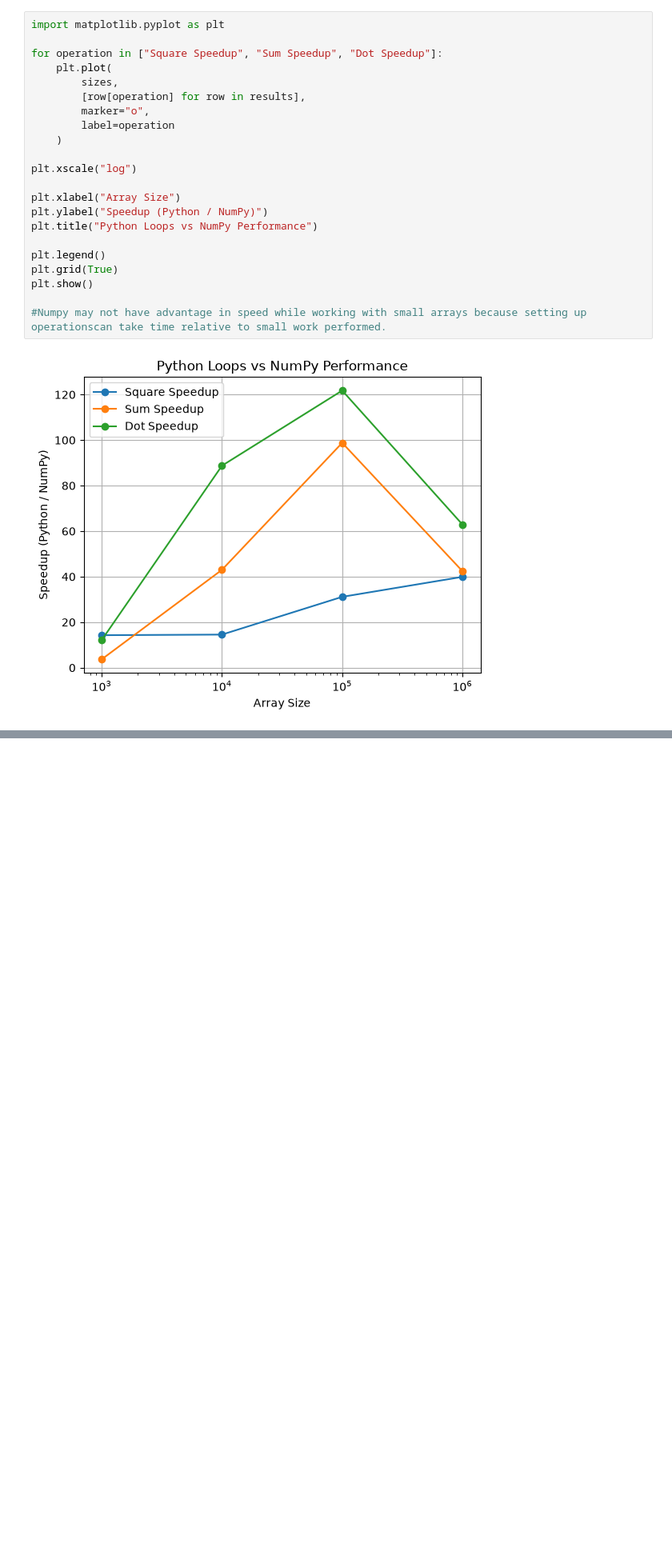
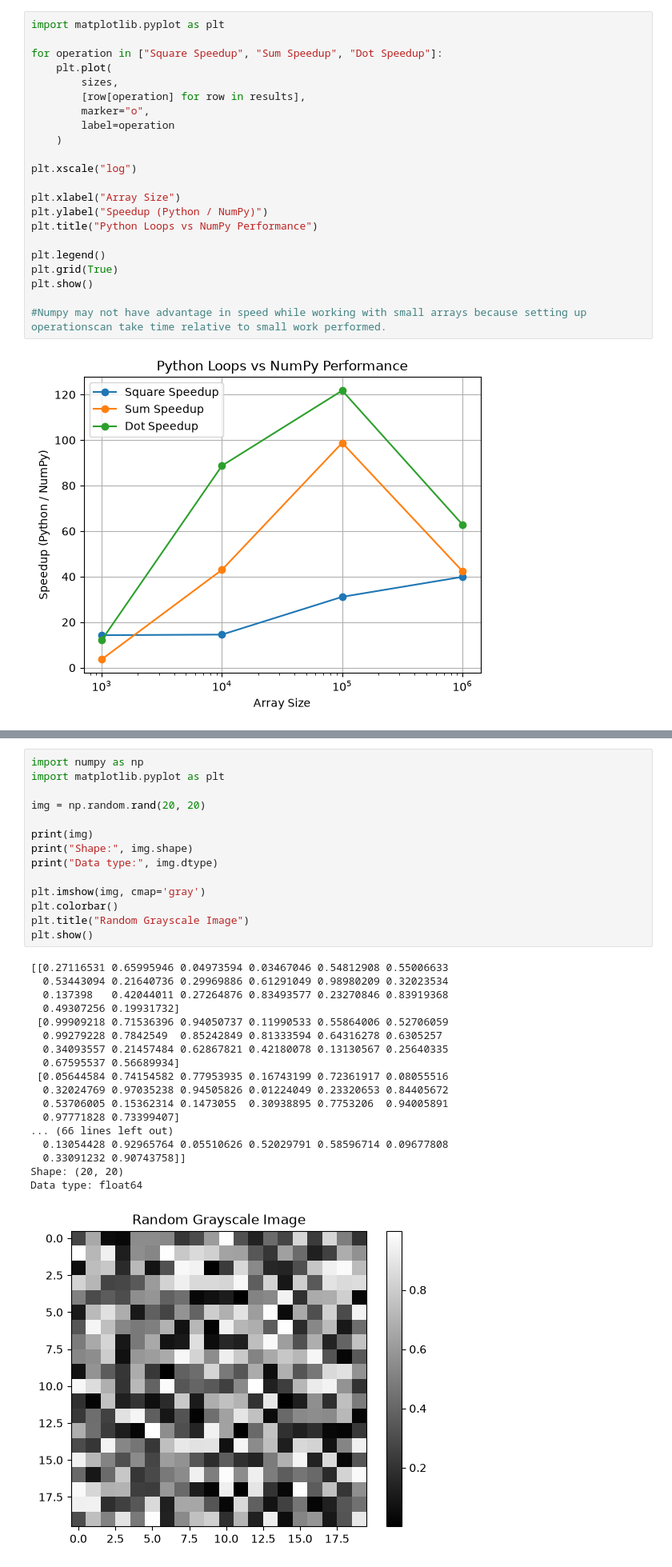
Before and after one commit to Suryadeep190/aiml-bootcamp--Suryadeepparmar-, a Jupyter notebook: Day6/numpy_practice.ipynb, the cells around one changed output, grey strips where cells are left out. Shown at 80% size. Cells and saved outputs as stored; diff of their text form; blank space fills up the shorter version.

Commit message:
Task 4(broadcasting),Task5(visualizing 2d array)  & Task6 (Analysis)

```diff
--- a/Day6/numpy_practice.ipynb
+++ b/Day6/numpy_practice.ipynb
@@ -294,0 +428,33 @@ plt.show()
+# %%
+import numpy as np
+import matplotlib.pyplot as plt
+
+img = np.random.rand(20, 20)
+
+print(img)
+print("Shape:", img.shape)
+print("Data type:", img.dtype)
+
+plt.imshow(img, cmap='gray')
+plt.colorbar()
+plt.title("Random Grayscale Image")
+plt.show()
+# %% [output]
+[[0.27116531 0.65995946 0.04973594 0.03467046 0.54812908 0.55006633
+  0.53443094 0.21640736 0.29969886 0.61291049 0.98980209 0.32023534
+  0.137398   0.42044011 0.27264876 0.83493577 0.23270846 0.83919368
+  0.49307256 0.19931732]
+ [0.99909218 0.71536396 0.94050737 0.11990533 0.55864006 0.52706059
+  0.99279228 0.7842549  0.85242849 0.81333594 0.64316278 0.6305257
+  0.34093557 0.21457484 0.62867821 0.42180078 0.13130567 0.25640335
+  0.67595537 0.56689934]
+ [0.05644584 0.74154582 0.77953935 0.16743199 0.72361917 0.08055516
+  0.32024769 0.97035238 0.94505826 0.01224049 0.23320653 0.84405672
+  0.53706005 0.15362314 0.1473055  0.30938895 0.7753206  0.94005891
+  0.97771828 0.73399407]
+... (66 lines left out)
+  0.13054428 0.92965764 0.05510626 0.52029791 0.58596714 0.09677808
+  0.33091232 0.90743758]]
+Shape: (20, 20)
+Data type: float64
+[figure, added]
```
Also changed, not shown: parts of 8 cells of this notebook, 1 other file.
